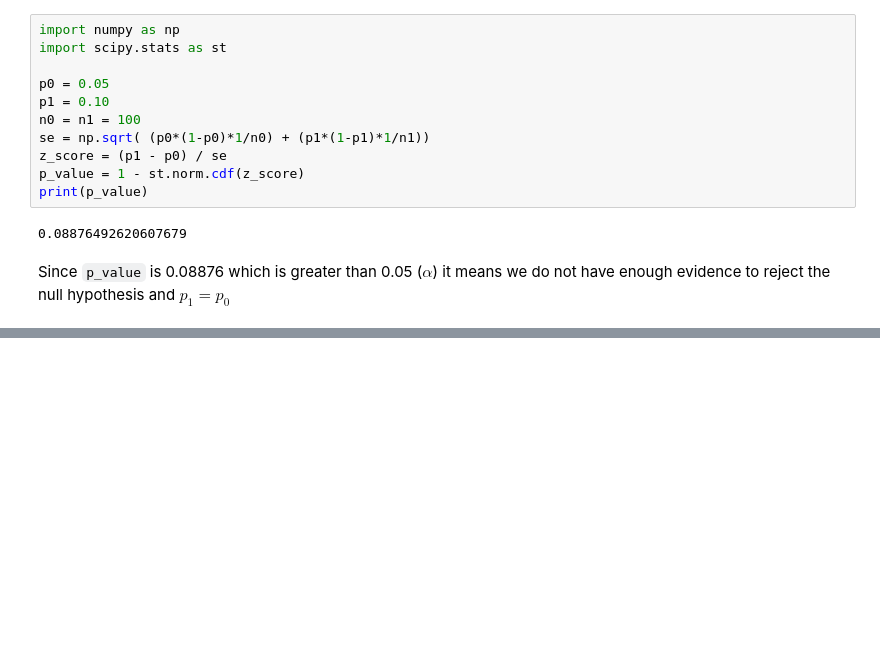
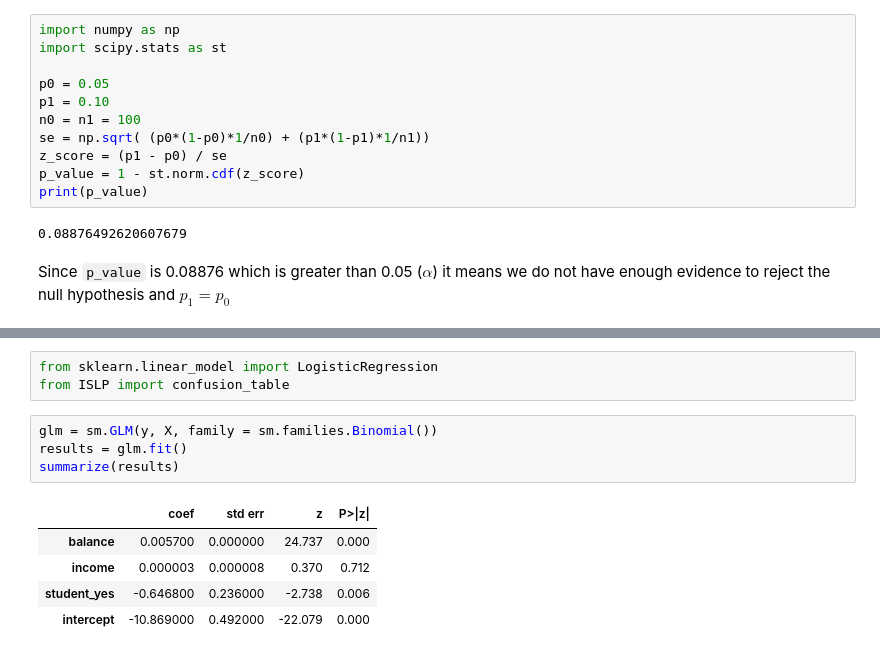
Before and after one commit to rachitkinger/e2e_ml_sklearn, a Jupyter notebook: probability_distributions_kernels.ipynb, the cells around one changed output, grey strips where cells are left out. Cells and saved outputs as stored; diff of their text form; blank space fills up the shorter version.

```diff
--- a/probability_distributions_kernels.ipynb
+++ b/probability_distributions_kernels.ipynb
@@ -140,0 +243,13 @@ Since `p_value` is 0.08876 which is greater than 0.05 ($\alpha$) it means we do
+# %%
+from sklearn.linear_model import LogisticRegression
+from ISLP import confusion_table
+# %%
+glm = sm.GLM(y, X, family = sm.families.Binomial())
+results = glm.fit()
+summarize(results)
+# %% [output]
+|  | coef | std err | z | P>|z| |
+| balance | 0.005700 | 0.000000 | 24.737 | 0.000 |
+| income | 0.000003 | 0.000008 | 0.370 | 0.712 |
+| student_yes | -0.646800 | 0.236000 | -2.738 | 0.006 |
+| intercept | -10.869000 | 0.492000 | -22.079 | 0.000 |
```
Also changed, not shown: parts of 24 cells of this notebook.
